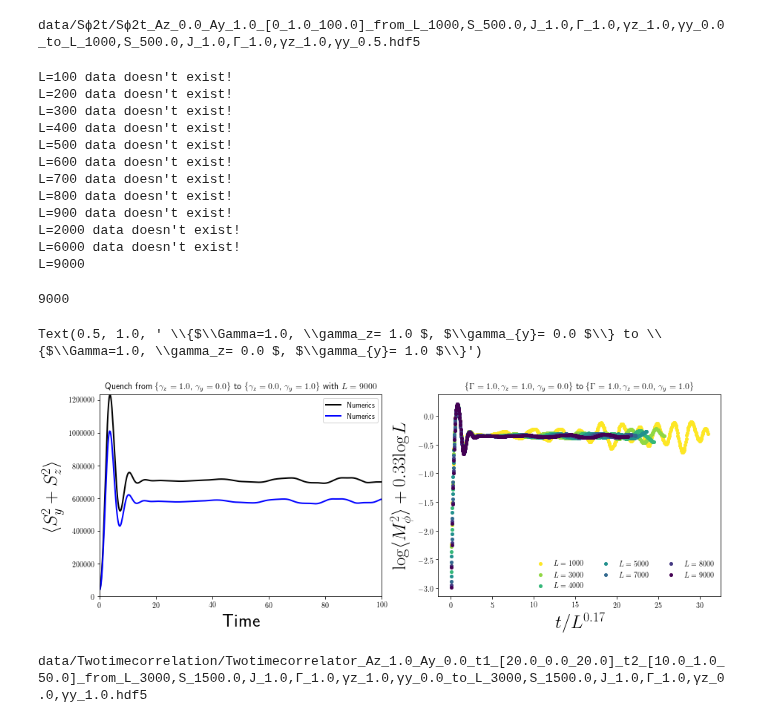
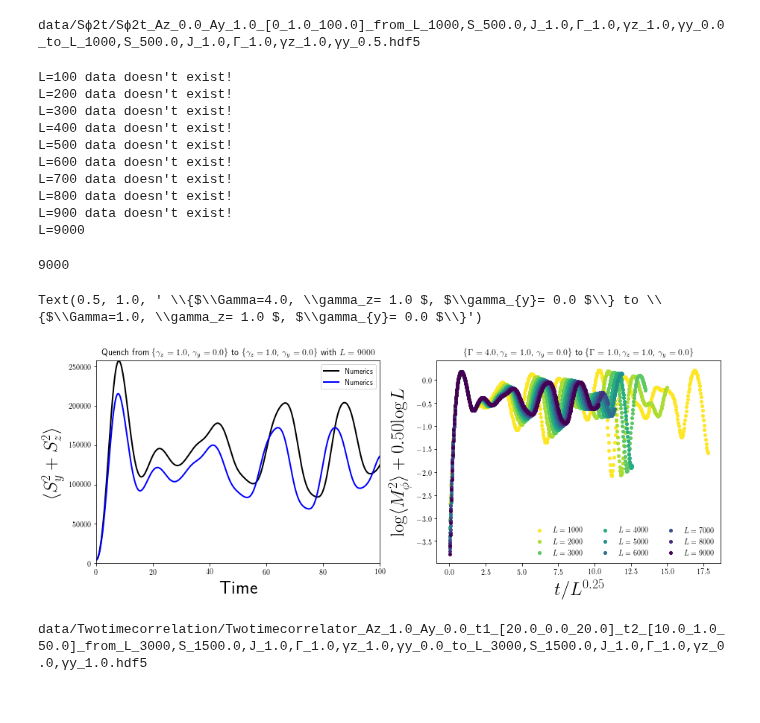
Before and after one commit to paraj003/LMG_quench, a Jupyter notebook: LMG_sim.ipynb, the cells around one changed output. Cells and saved outputs as stored; diff of their text form; code cells hidden in the pictures.

```diff
--- a/LMG_sim.ipynb
+++ b/LMG_sim.ipynb
@@ -1026,8 +1026,8 @@ Mϕ2vals=np.zeros((Nsteps,np.size(Larr)))
 deletelist=np.array([],dtype=int)
 for L,p in zip(Larr,range(np.size(Larr))):
     print('L='+str(L), end='\r', flush=True)
-    paramvals0=LMG.Ham_params(N=L,S=L/2,J=1.,γz=1.,γy=0.,Γ=1.)
-    paramvalsf=LMG.Ham_params(N=L,S=L/2,J=1.,γz=0.,γy=1.,Γ=1.)
+    paramvals0=LMG.Ham_params(N=L,S=L/2,J=1.,γz=1.,γy=0.,Γ=4.)
+    paramvalsf=LMG.Ham_params(N=L,S=L/2,J=1.,γz=1.,γy=0.,Γ=1.)
     #load Sz^2 data
     filename1=directory5+'Sϕ2t_Az_1.0_Ay_0.0_[0_'+str(dt)+'_'+str(dt*Nsteps)+']_from_'+paramvals0.paramstr()+'_to_'+paramvalsf.paramstr()+'.hdf5'
     #load Sy^2 data
@@ -1062,8 +1062,6 @@ L=600 data doesn't exist!
 L=700 data doesn't exist!
 L=800 data doesn't exist!
 L=900 data doesn't exist!
-L=2000 data doesn't exist!
-L=6000 data doesn't exist!
 L=9000
 # %%
 L
@@ -1072,37 +1070,37 @@ L
 # %%
 plt.figure(figsize=(15,5))
 #plotting
 #plt.plot(tarr,Sϕ2vals_nonzero,'-',color='blue',linewidth=2,label='$\\langle S_z^2(t)+ S_y^2(t)\\rangle$')
 plt.subplot(1,2,1)
 plt.plot(tarr,Sϕ2vals_nonzero[:,-1],'-',color='black',linewidth=2,label='Numerics')#'$\\langle S_z^2(t)\\rangle$')
 plt.plot(tarr,Sϕ2vals_nonzero[:,-2],'-',color='blue',linewidth=2,label='Numerics')
 #plt.plot(tarr,Sy2vals_nonzero,'-',color='red',linewidth=2,label='$\\langle S_y^2(t)\\rangle$')
 #plt.plot(np.linspace(0,Tf,1000),Szt,color='blue',label='Holstein-Primakoff',linewidth=1.5)
 #plt.axhline(Sz2inf,linestyle='dashed',color= 'black',label='$t=\\infty$ avg',linewidth=2)
 plt.xlabel("Time",fontsize=25)
 plt.ylabel("$\\langle S_y^2+S_z^2\\rangle$",fontsize=25)#"+S_y^2\\rangle$",fontsize=25)
 plt.xlim(0,tarr[-1])
 plt.ylim(0,np.max(Sϕ2vals_nonzero[:,-1])+100)
 plt.legend(numpoints=1,loc=1)#bbox_to_anchor=(1.5,1))
 plt.title('Quench from \\{$\\gamma_z= %.1f $, $\\gamma_{y}= %.1f $\\} to \\{$\\gamma_z= %.1f $, $\\gamma_{y}= %.1f $\\} with $L=%d$'%(paramvals0.γz,paramvals0.γy, paramvalsf.γz,paramvalsf.γy,L))
 #figcaption("Time-dependence of the total spin for a system size $L=1000$ with the quench parameters shown in the figure. ")
 plt.subplot(1,2,2)
-mϕ=0.33
-mt=0.17
+mϕ=0.5
+mt=0.25
 cmap=plt.cm.get_cmap('viridis_r')
 stLind=0
 colors = cmap(np.linspace(0,1,np.size(Larr_nonzero[stLind:])))
 for L,p in zip(Larr_nonzero[stLind:],range(stLind,stLind+np.size(Larr_nonzero[stLind:]))):
     #print(p)
     plt.plot(tarr/L**mt,np.log(Mϕ2vals_nonzero[:,p])+mϕ*np.log(L),'.',color=colors[p-stLind],markersize=8,linewidth=2,label='$L=%d$'% L)
 plt.xlabel("$t/L^{ %0.2f } $"% mt,fontsize=25)
 plt.ylabel("${\\rm log}\\langle M^2_\\phi \\rangle+ %0.2f {\\rm log}L$"% mϕ,fontsize=25)
 plt.legend(loc=4,numpoints=1,ncol=3,frameon=False)
 #plt.ylim((-0.3,0.5))
 plt.title(' \\{$\Gamma=%.1f, \\gamma_z= %.1f $, $\\gamma_{y}= %.1f $\\} to \\{$\\Gamma=%.1f, \\gamma_z= %.1f $, $\\gamma_{y}= %.1f $\\}'%(paramvals0.Γ,paramvals0.γz,paramvals0.γy, paramvalsf.Γ,paramvalsf.γz,paramvalsf.γy))
 # %% [output]
-Text(0.5, 1.0, ' \\{$\\Gamma=1.0, \\gamma_z= 1.0 $, $\\gamma_{y}= 0.0 $\\} to \\{$\\Gamma=1.0, \\gamma_z= 0.0 $, $\\gamma_{y}= 1.0 $\\}')
+Text(0.5, 1.0, ' \\{$\\Gamma=4.0, \\gamma_z= 1.0 $, $\\gamma_{y}= 0.0 $\\} to \\{$\\Gamma=1.0, \\gamma_z= 1.0 $, $\\gamma_{y}= 0.0 $\\}')
-[figure, old version]
+[figure, new version]
 # %%
 correlationmat=LMG.twotimecorrelation(paramvals0,t1arr,t2arr,GState,energyf,vecf,Azf,Ayf)
 # %%
```
Also changed, not shown: parts of 4 cells of this notebook, 1 other file.
